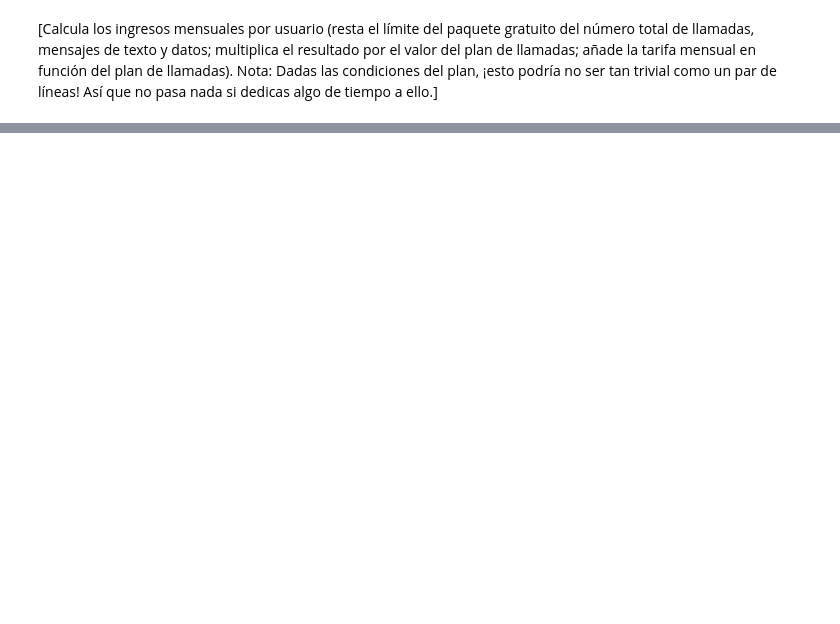
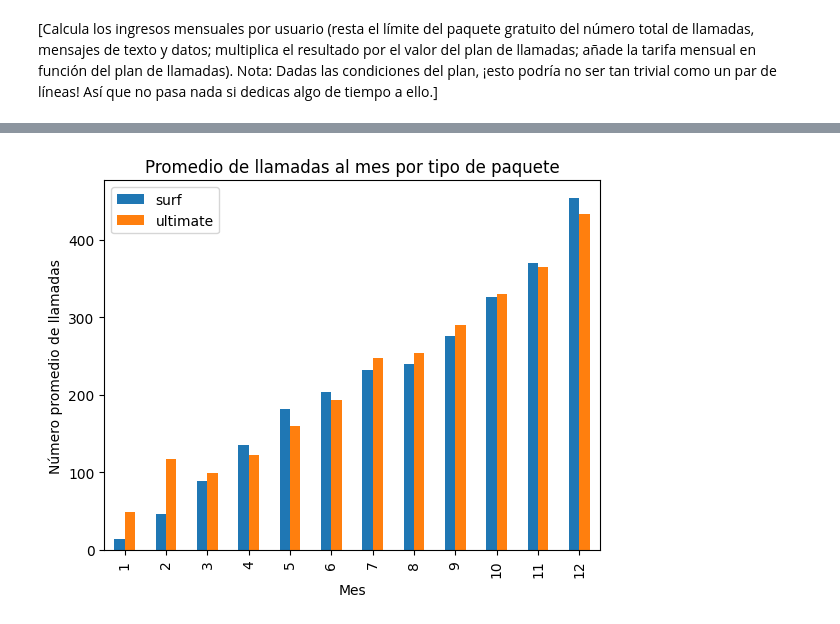
Before and after one commit to DiffelVIA/Sprint_5, a Jupyter notebook: sprint_5.ipynb, the cells around one changed output, grey strips where cells are left out. Drawn from its saved outputs; the diff is of its cells as text; code cells hidden in the pictures; blank space fills up the shorter version.

Commit message:
Primer gráfica de llamadas

```diff
--- a/sprint_5.ipynb
+++ b/sprint_5.ipynb
@@ -384,2 +384,14 @@ total_info.head(1)
 # %% [markdown]
 [Calcula los ingresos mensuales por usuario (resta el límite del paquete gratuito del número total de llamadas, mensajes de texto y datos; multiplica el resultado por el valor del plan de llamadas; añade la tarifa mensual en función del plan de llamadas). Nota: Dadas las condiciones del plan, ¡esto podría no ser tan trivial como un par de líneas! Así que no pasa nada si dedicas algo de tiempo a ello.]
+# %%
+#Ingreso por minutos extras
+total_info['usd_extra_minutes'] = (total_info['total_duration']-total_info['minutes_included'])*total_info['usd_per_minute']
+total_info['usd_extra_minutes'] = total_info['usd_extra_minutes'].apply(lambda x: max(x,0))
+
+#Ingreso por mensajes extras
+total_info['usd_extra_messages'] = (total_info['total_messages']-total_info['messages_included'])*total_info['usd_per_message']
+total_info['usd_extra_messages'] = total_info['usd_extra_messages'].apply(lambda x: max(x,0))
+
+#Ingreso por gigabytes extras
+total_info['usd_extra_gb'] = (total_info['gb_used']-total_info['gb_per_month_included'])*total_info['usd_per_gb']
+total_info['usd_extra_gb'] = total_info['usd_extra_gb'].apply(lambda x: max(x,0))
@@ -385,0 +400,2 @@ total_info.head(1)
+# %%
+total_info['total_payment'] = total_info['usd_monthly_pay'] + total_info['usd_extra_minutes'] + total_info['usd_extra_messages'] + total_info['usd_extra_gb']
@@ -385,0 +410,10 @@ total_info.head(1)
+# %%
+# Compara la duración promedio de llamadas por cada plan y por cada mes. Traza un gráfico de barras para visualizarla.
+mean_surf_calls_duration = total_info[total_info['tariff']=='surf'].groupby('month')['total_duration'].mean().reset_index()
+mean_ultimate_calls_duration = total_info[total_info['tariff']=='ultimate'].groupby('month')['total_duration'].mean().reset_index()
+
+#Nuevo dataframe con las comparaciones de la agrupación
+mean_calls_duration = mean_surf_calls_duration.merge(mean_ultimate_calls_duration, on='month')
+mean_calls_duration.columns = ['month', 'surf', 'ultimate']
+
+mean_calls_duration.head(12)
@@ -385,0 +434,9 @@ total_info.head(1)
+# %%
+#Graficación
+mean_calls_duration.plot(kind='bar', x='month')
+plt.title('Promedio de llamadas al mes por tipo de paquete')
+plt.xlabel('Mes')
+plt.ylabel('Número promedio de llamadas')
+plt.show()
+# %% [output]
+[figure, added]
```
Also changed, not shown: parts of 8 cells of this notebook.
